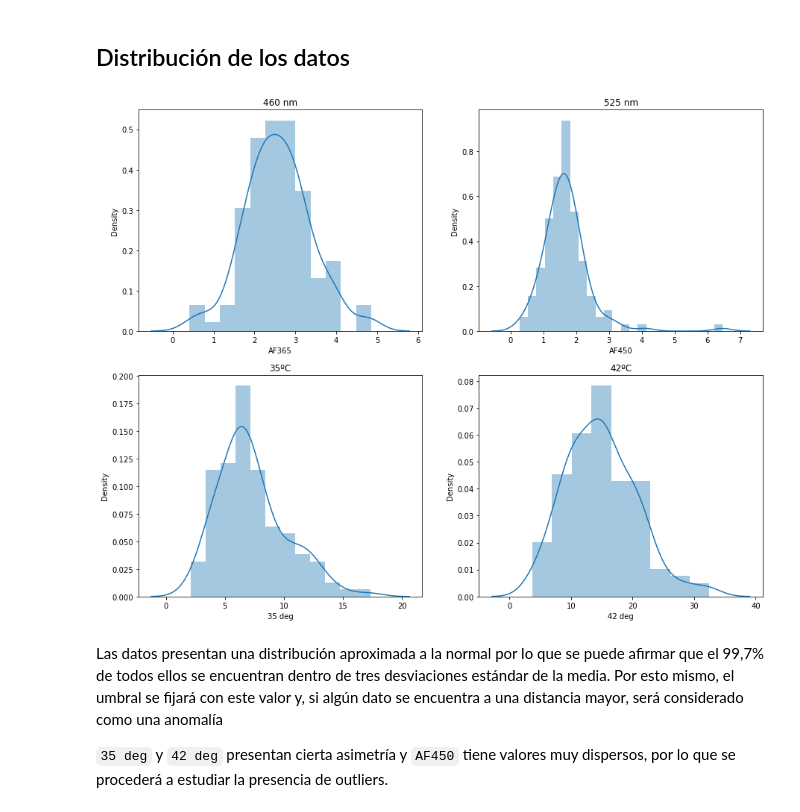
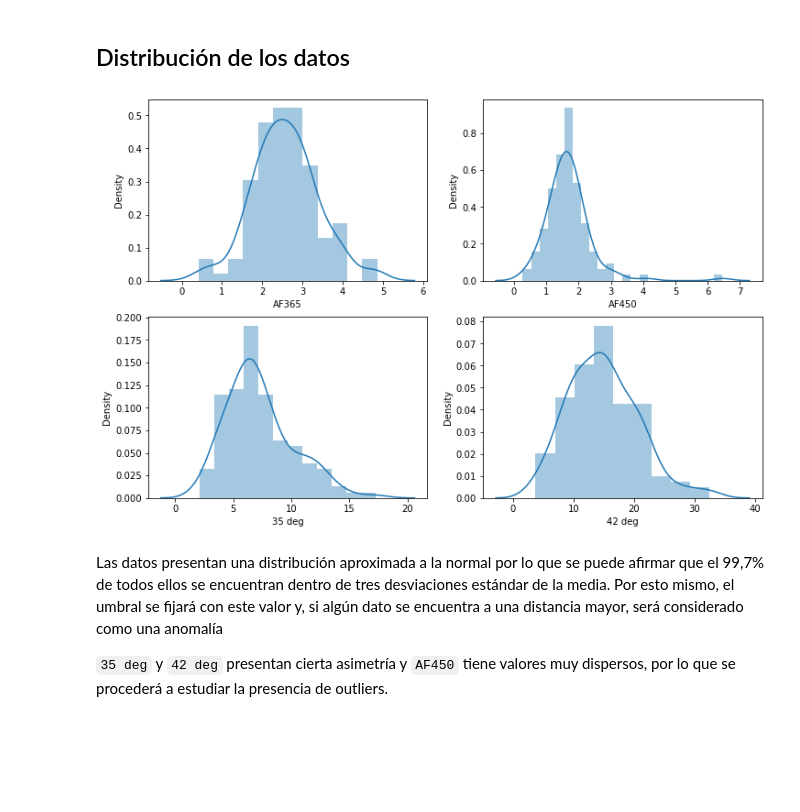
Before and after one commit to alberto-mm/TFM-diagnostico-diabetes-IA, a Jupyter notebook: datos/analisis_exploratorio.ipynb, the cells around one changed output. Cells and saved outputs as stored; diff of their text form; code cells hidden in the pictures; blank space fills up the shorter version.

Commit message:
Corrección del título de los gráficos

```diff
--- a/datos/analisis_exploratorio.ipynb
+++ b/datos/analisis_exploratorio.ipynb
@@ -130,23 +130,23 @@ plt.show()
 ## Distribución de los datos
 # %%
 # Se crea la figura de 2x2
-figure, axes = plt.subplots(nrows=2, ncols=2, figsize=(15,12))
+figure, axes = plt.subplots(nrows=2, ncols=2, figsize=(12,8))
 
 # Se crean los subgráficos
 sns.distplot(datos['AF365'], ax=axes[0, 0])
 sns.distplot(datos['AF450'], ax=axes[0, 1])
 sns.distplot(datos['35 deg'], ax=axes[1, 0])
 sns.distplot(datos['42 deg'], ax=axes[1, 1])
 
-# Añadir título a los subgráficos
-axes[0, 0].set(title='460 nm')
-axes[0, 1].set(title='525 nm')
+'''# Añadir título a los subgráficos
+axes[0, 0].set(title='AF365')
+axes[0, 1].set(title='AF450')
 axes[1, 0].set(title='35ºC')
-axes[1, 1].set(title='42ºC')
+axes[1, 1].set(title='42ºC')'''
 
 plt.show()
 # %% [output]
-[figure, old version]
+[figure, new version]
 # %% [markdown]
 Las datos presentan una distribución aproximada a la normal por lo que se puede afirmar que el 99,7% de todos ellos se encuentran dentro de tres desviaciones estándar de la media. Por esto mismo, el umbral se fijará con este valor y, si algún dato se encuentra a una distancia mayor, será considerado como una anomalía
 
```
Also changed, not shown: parts of 3 cells of this notebook.
